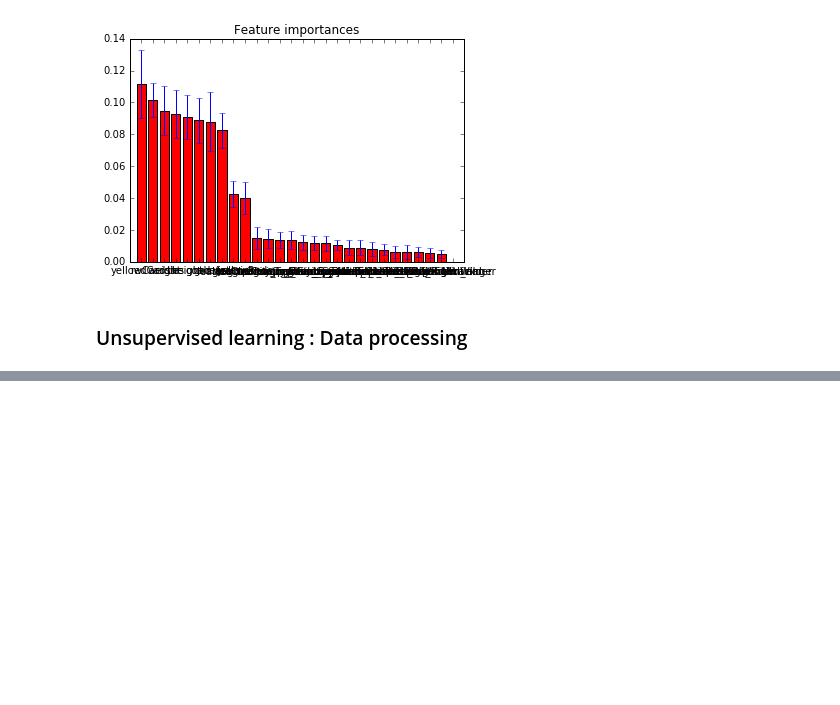
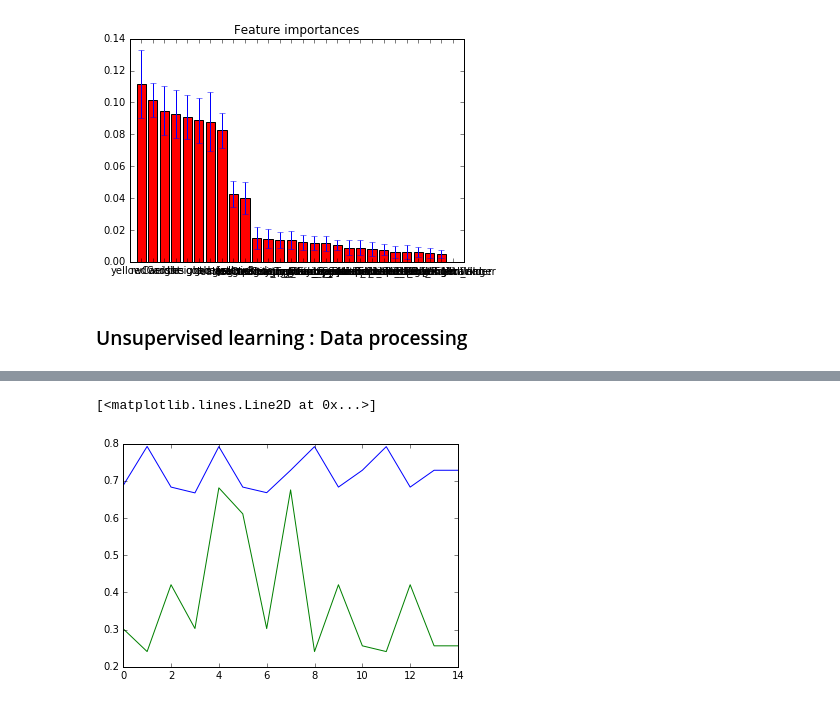
Before and after one commit to Gronlaen/data-analytics-homeworks, a Jupyter notebook: 04 - Applied ML/HW4.ipynb, the cells around one changed output, grey strips where cells are left out. Saved outputs shown, nothing was run; the diff lists cells and outputs as text; code cells hidden in the pictures; blank space fills up the shorter version.

```diff
--- a/04 - Applied ML/HW4.ipynb
+++ b/04 - Applied ML/HW4.ipynb
@@ -175,5 +183,0 @@ ref.drop(['nIAT', 'nExp'], axis=1, inplace=True)
-# %%
-kMean = sklearn.cluster.KMeans(n_clusters=2).fit(ref)
-score = sklearn.metrics.silhouette_score(ref, kMean.labels_)
-
-score
@@ -205,0 +184,37 @@ score4
+# %%
+import itertools
+col = []
+for r in range(1,5):
+    col.append(list(itertools.combinations(ref.columns, r)))
+
+sil = []
+f1 = []
+for i in col:
+    for j in i:
+        kMean = sklearn.cluster.KMeans(n_clusters=2, init='k-means++', n_init=10).fit(ref[list(j)])
+        silhouette = sklearn.metrics.silhouette_score(ref[list(j)], kMean.labels_)
+        f1_score = sklearn.metrics.f1_score(skin, kMean.labels_)
+        print(silhouette, f1_score, j)
+        sil.append(silhouette)
+        f1.append(f1_score)
+# %%
+df1 = df[['meanIAT', 'nIAT', 'seIAT', 'meanExp', 'nExp', 'seExp']]
+
+ref = df1.groupby(level=0).mean()
+ref.drop(['nIAT', 'nExp'], axis=1, inplace=True)
+# %%
+import itertools
+col = []
+for r in range(1,5):
+    col.append(list(itertools.combinations(ref.columns, r)))
+
+sil = []
+f1 = []
+for i in col:
+    for j in i:
+        kMean = sklearn.cluster.KMeans(n_clusters=2, init='k-means++', n_init=10).fit(ref[list(j)])
+        silhouette = sklearn.metrics.silhouette_score(ref[list(j)], kMean.labels_)
+        f1_score = sklearn.metrics.f1_score(skin, kMean.labels_)
+        print(silhouette, f1_score, j)
+        sil.append(silhouette)
+        f1.append(f1_score)
@@ -205,0 +237,6 @@ score4
+# %%
+plt.plot(range(15), sil)
+plt.plot(range(15), f1)
+# %% [output]
+[<matplotlib.lines.Line2D at 0x...>]
+[figure, added]
```
Also changed, not shown: parts of 7 cells of this notebook.
